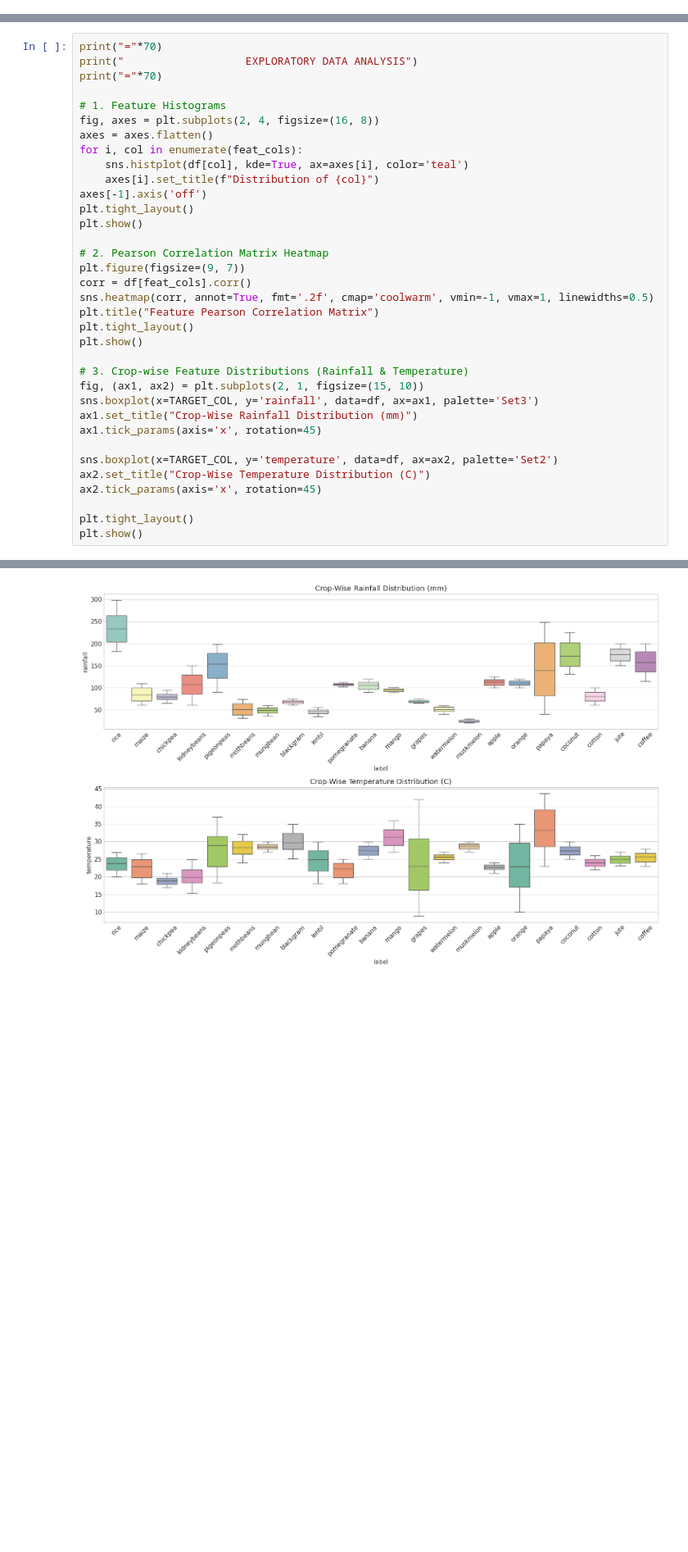
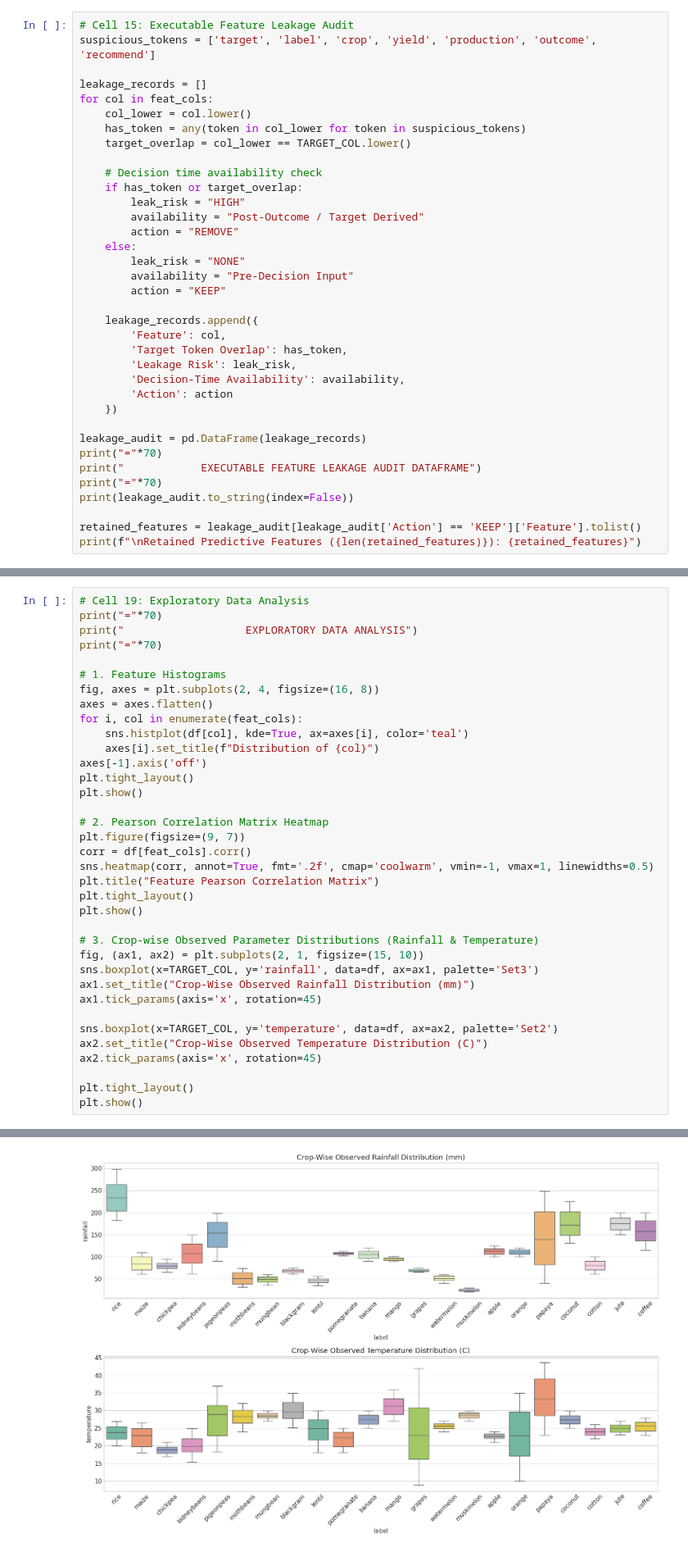
Before and after one commit to animesh6532/AGRINEXUS-AI, a Jupyter notebook: Notebook/01_crop_recommendation.ipynb, the cells around one changed output, grey strips where cells are left out. Shown at 82% size. Cells and saved outputs as stored; diff of their text form; blank space fills up the shorter version.

```diff
--- a/Notebook/01_crop_recommendation.ipynb
+++ b/Notebook/01_crop_recommendation.ipynb
@@ -392,0 +416,36 @@ We evaluate feature availability at decision time:
+# %%
+# Cell 15: Executable Feature Leakage Audit
+suspicious_tokens = ['target', 'label', 'crop', 'yield', 'production', 'outcome', 'recommend']
+
+leakage_records = []
+for col in feat_cols:
+    col_lower = col.lower()
+    has_token = any(token in col_lower for token in suspicious_tokens)
+    target_overlap = col_lower == TARGET_COL.lower()
+
+    # Decision time availability check
+    if has_token or target_overlap:
+        leak_risk = "HIGH"
+        availability = "Post-Outcome / Target Derived"
+        action = "REMOVE"
+    else:
+        leak_risk = "NONE"
+        availability = "Pre-Decision Input"
+        action = "KEEP"
+
+    leakage_records.append({
+        'Feature': col,
+        'Target Token Overlap': has_token,
+        'Leakage Risk': leak_risk,
+        'Decision-Time Availability': availability,
+        'Action': action
+    })
+
+leakage_audit = pd.DataFrame(leakage_records)
+print("="*70)
+print("            EXECUTABLE FEATURE LEAKAGE AUDIT DATAFRAME")
+print("="*70)
+print(leakage_audit.to_string(index=False))
+
+retained_features = leakage_audit[leakage_audit['Action'] == 'KEEP']['Feature'].tolist()
+print(f"\nRetained Predictive Features ({len(retained_features)}): {retained_features}")
@@ -435,4 +509,5 @@ We explore feature distributions, correlation heatmaps, and crop-wise parameter
 # %%
+# Cell 19: Exploratory Data Analysis
 print("="*70)
 print("                   EXPLORATORY DATA ANALYSIS")
 print("="*70)
@@ -443,37 +518,37 @@ axes = axes.flatten()
 for i, col in enumerate(feat_cols):
     sns.histplot(df[col], kde=True, ax=axes[i], color='teal')
     axes[i].set_title(f"Distribution of {col}")
 axes[-1].axis('off')
 plt.tight_layout()
 plt.show()
 
 # 2. Pearson Correlation Matrix Heatmap
 plt.figure(figsize=(9, 7))
 corr = df[feat_cols].corr()
 sns.heatmap(corr, annot=True, fmt='.2f', cmap='coolwarm', vmin=-1, vmax=1, linewidths=0.5)
 plt.title("Feature Pearson Correlation Matrix")
 plt.tight_layout()
 plt.show()
 
-# 3. Crop-wise Feature Distributions (Rainfall & Temperature)
+# 3. Crop-wise Observed Parameter Distributions (Rainfall & Temperature)
 fig, (ax1, ax2) = plt.subplots(2, 1, figsize=(15, 10))
 sns.boxplot(x=TARGET_COL, y='rainfall', data=df, ax=ax1, palette='Set3')
-ax1.set_title("Crop-Wise Rainfall Distribution (mm)")
+ax1.set_title("Crop-Wise Observed Rainfall Distribution (mm)")
 ax1.tick_params(axis='x', rotation=45)
 
 sns.boxplot(x=TARGET_COL, y='temperature', data=df, ax=ax2, palette='Set2')
-ax2.set_title("Crop-Wise Temperature Distribution (C)")
+ax2.set_title("Crop-Wise Observed Temperature Distribution (C)")
 ax2.tick_params(axis='x', rotation=45)
 
 plt.tight_layout()
 plt.show()
 # %% [output]
 ======================================================================
                    EXPLORATORY DATA ANALYSIS
 ======================================================================
 [figure]
 [figure]
-[figure, old version]
+[figure, new version]
 # %% [markdown]
 ## 13. Outlier Analysis
 
```
Also changed, not shown: parts of 40 cells of this notebook, 1 other file.
